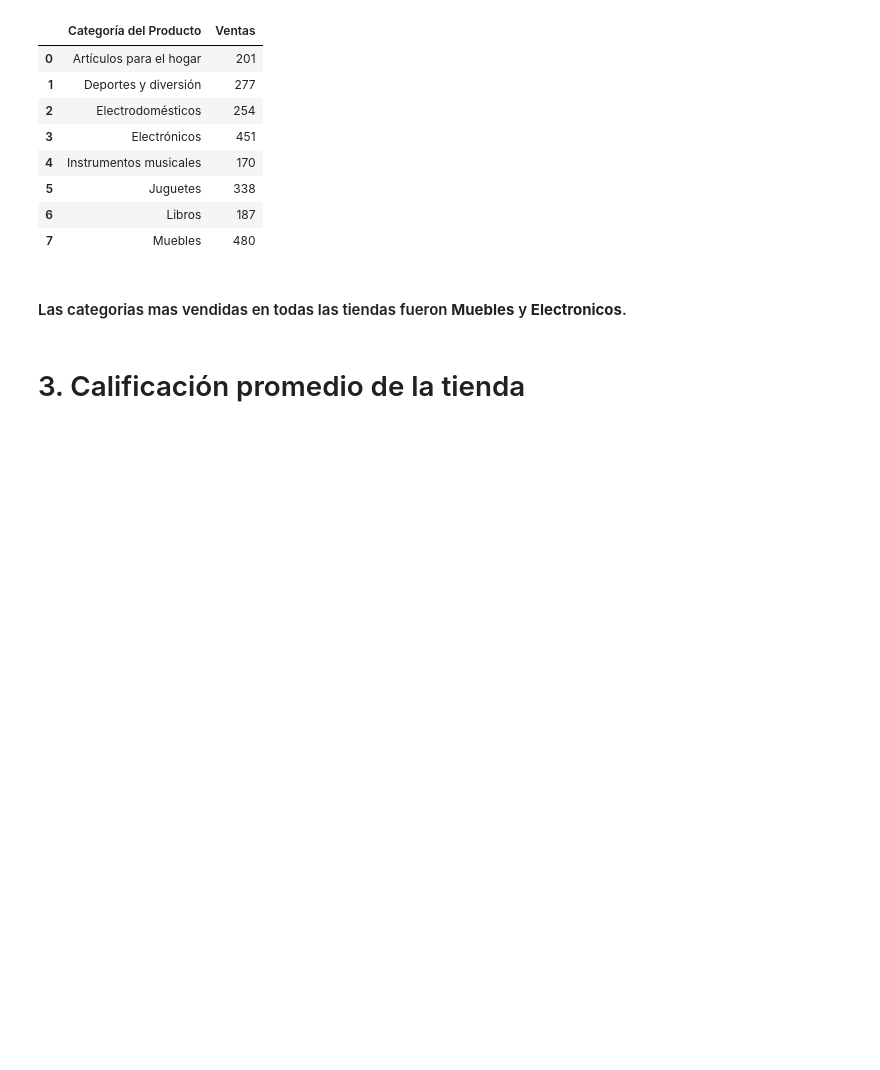
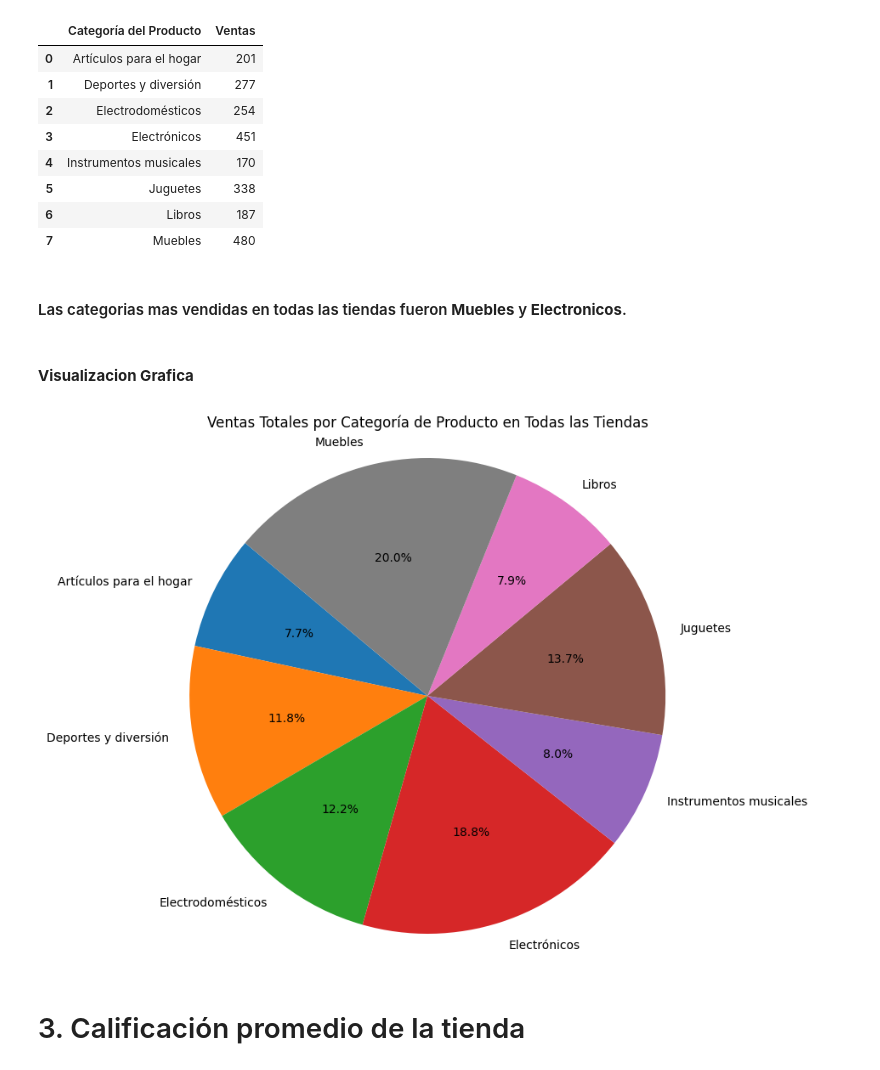
Before and after one commit to jorigo/Challenge-Tienda-de-Juan-DataScience, a Jupyter notebook: Challenge_tienda_juan.ipynb, the cells around one changed output. Saved outputs shown, nothing was run; the diff lists cells and outputs as text; code cells hidden in the pictures; blank space fills up the shorter version.

```diff
--- a/Challenge_tienda_juan.ipynb
+++ b/Challenge_tienda_juan.ipynb
@@ -113,6 +124,23 @@ Venta_categoria4
 | 7 | Muebles | 480 |
 # %% [markdown]
 #### Las categorias mas vendidas en todas las tiendas fueron **Muebles** y **Electronicos**.
+# %% [markdown]
+#### **Visualizacion Grafica**
+# %%
+ventas_totales_categoria = pd.concat([
+    Venta_categoria1,
+    Venta_categoria2,
+    Venta_categoria3,
+    Venta_categoria4
+]).groupby('Categoría del Producto')['Ventas'].sum().reset_index()
+
+plt.figure(figsize=(10, 8))
+plt.pie(ventas_totales_categoria['Ventas'], labels=ventas_totales_categoria['Categoría del Producto'], autopct='%1.1f%%', startangle=140)
+plt.title('Ventas Totales por Categoría de Producto en Todas las Tiendas')
+plt.axis('equal') # Equal aspect ratio ensures that pie is drawn as a circle.
+plt.show()
+# %% [output]
+[figure, added]
 # %% [markdown]
 # 3. Calificación promedio de la tienda
 # %% [markdown]
```
Also changed, not shown: parts of 9 cells of this notebook.
